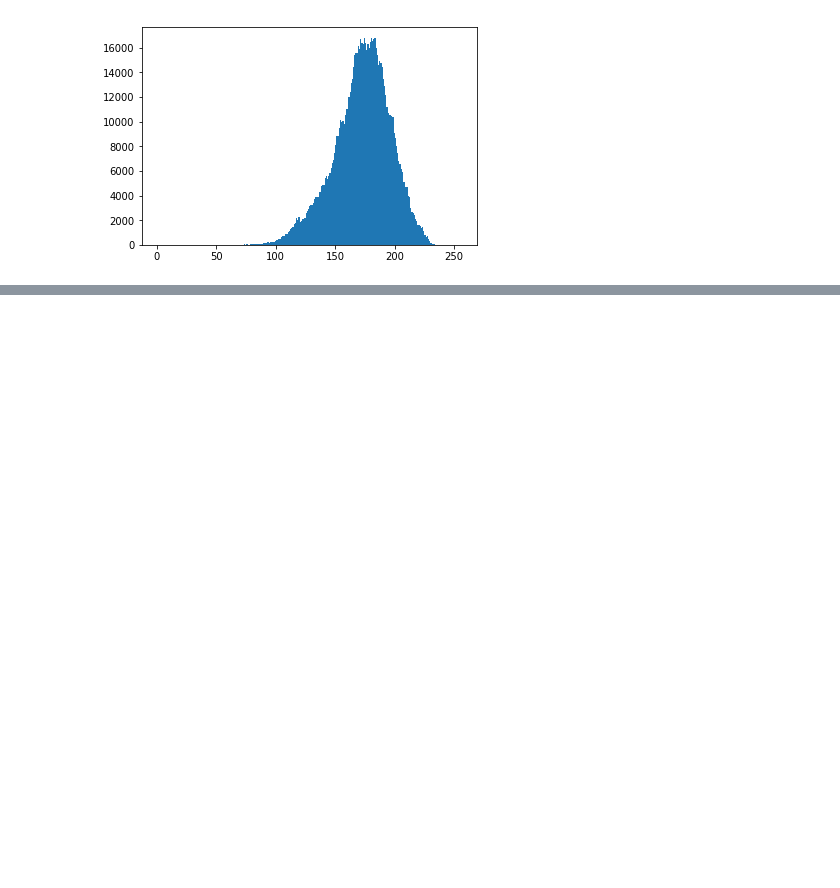
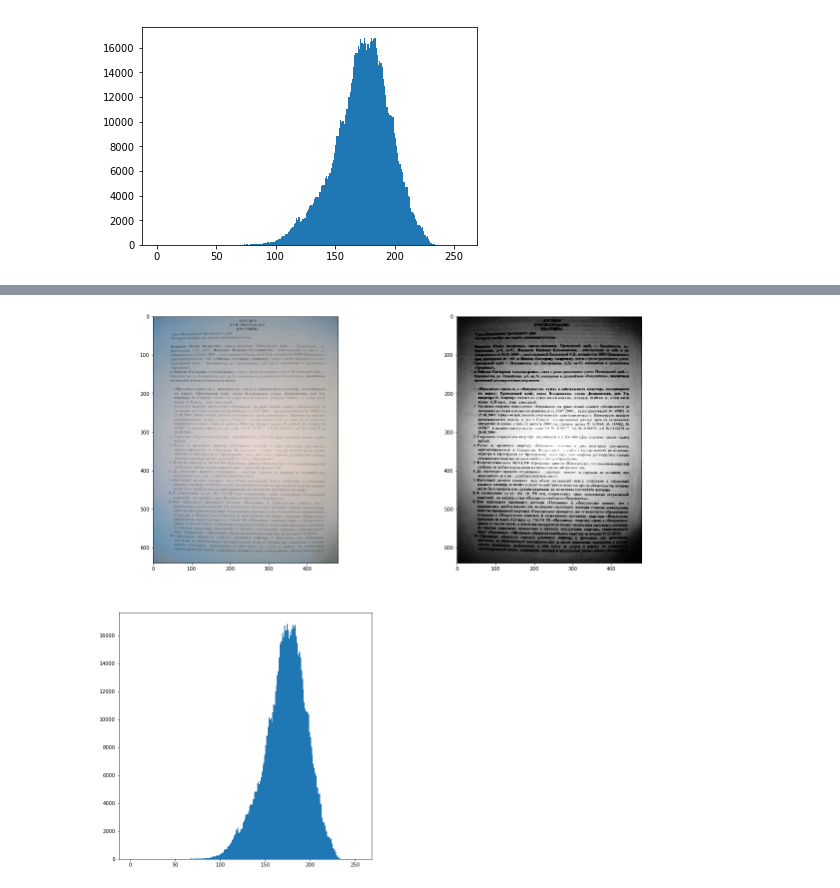
Before and after one commit to Ciaran-OBrien/Image-Processing, a Jupyter notebook: Assignment 1/C15765215 - Ciarán O'Brien - CA 1.ipynb, the cells around one changed output, grey strips where cells are left out. Cells and saved outputs as stored; diff of their text form; code cells hidden in the pictures; blank space fills up the shorter version.

```diff
--- a/Assignment 1/C15765215 - Ciarán O'Brien - CA 1.ipynb
+++ b/Assignment 1/C15765215 - Ciarán O'Brien - CA 1.ipynb
@@ -16,0 +25,15 @@ plt.hist(Values,bins=256,range=[0,256]);
+# %%
+fig = plt.figure(figsize=(20,20))
+
+ax1 = plt.subplot2grid((2,2), (0,0),)
+ax2 = plt.subplot2grid((2,2), (1,0),)
+ax3 = plt.subplot2grid((2,2), (0,1),)
+#ax4 = plt.subplot2grid((2,2), (1,1),)
+
+ax1.imshow(textImage)
+ax2.hist(Values,bins=256,range=[0,256]);
+ax3.imshow(cv2.cvtColor(eqHistImage,cv2.COLOR_GRAY2BGR))
+
+plt.show()
+# %% [output]
+[figure, added]
```
Also changed, not shown: parts of 1 cell of this notebook.
